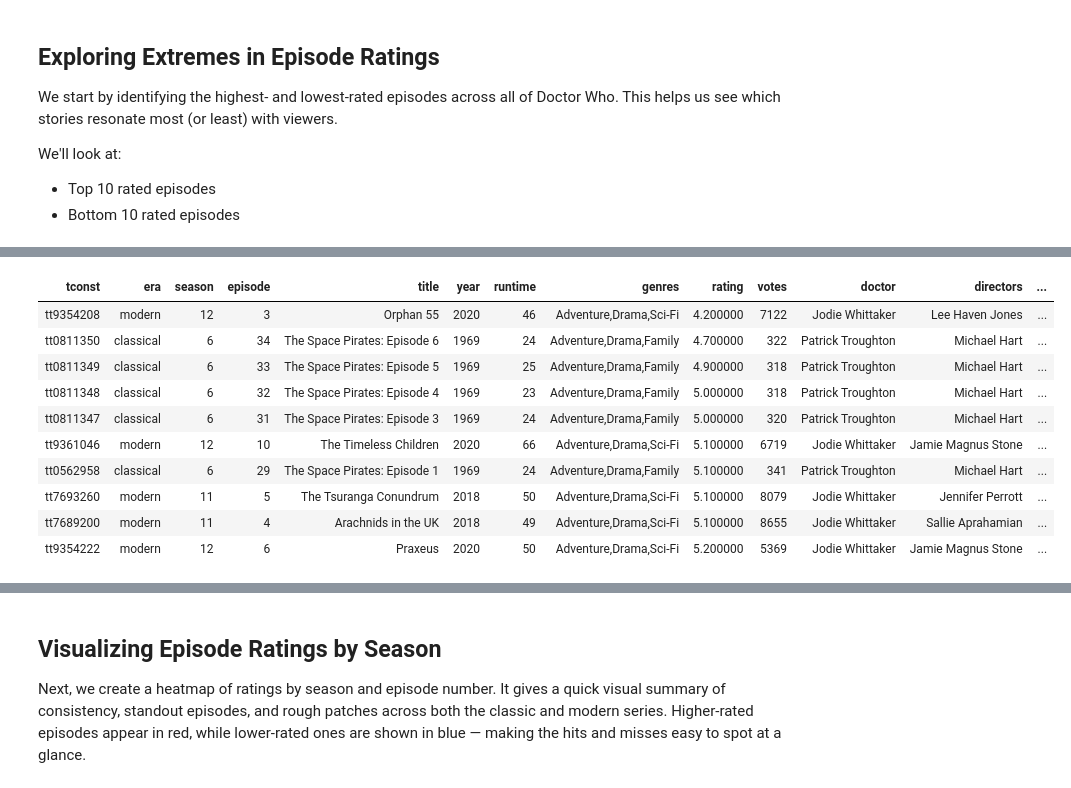
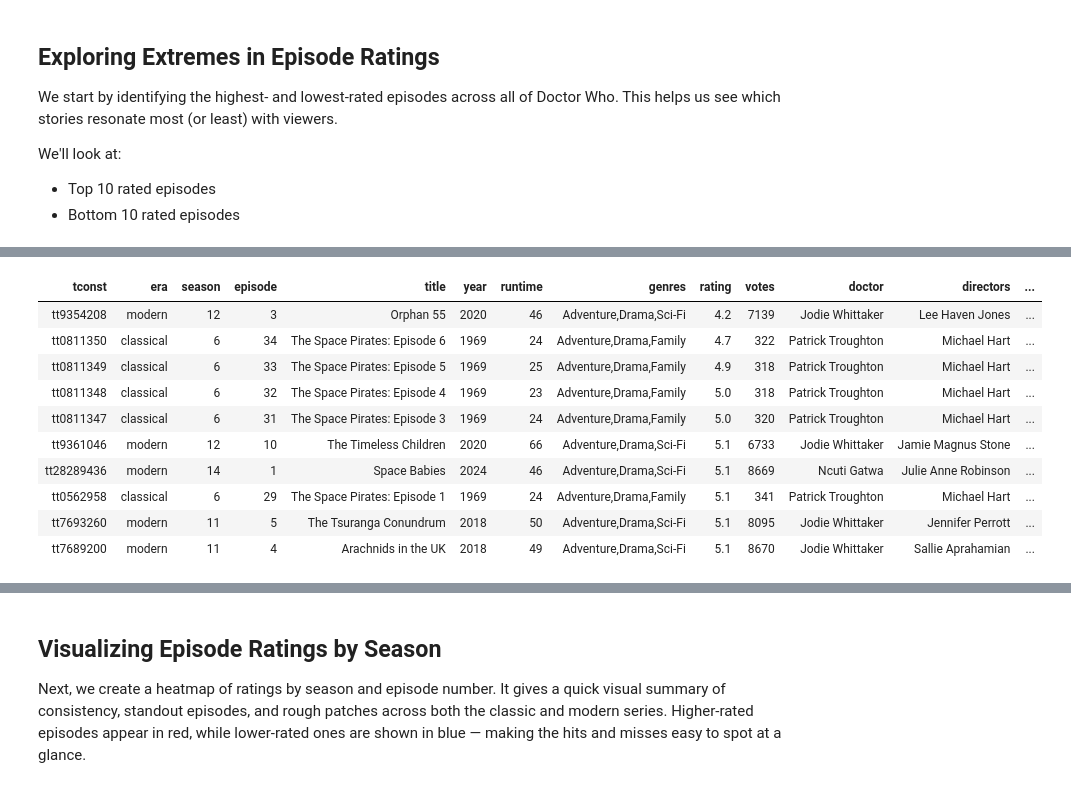
Before and after one commit to Mark-Bugden/doctor-who-imdb-analysis, a Jupyter notebook: doctor-who-imdb-analysis.ipynb, the cells around one changed output, grey strips where cells are left out. Drawn from its saved outputs; the diff is of its cells as text; code cells hidden in the pictures.

```diff
--- a/doctor-who-imdb-analysis.ipynb
+++ b/doctor-who-imdb-analysis.ipynb
@@ -93,7 +97,7 @@ t_episode = pd.read_csv(
 )
 
 # Get episodes from the classic and modern series
-episodes = t_episode[t_episode['parentTconst'].isin([classic_parentTcode, modern_parentTcode])]
+episodes = t_episode[t_episode['parentTconst'].isin([classic_parentTcode, modern_parentTcode, gatwa_parentTcode])]
 # %%
 # For simplicity, we will also drop any episodes which don't have a seasonNumber, or have an episodeNumber which is less than 1.
 # This will get rid of Christmas specials and the like.
@@ -106,6 +110,7 @@ episodes = episodes[
 # Since this will be helpful later, let's collect all the tconst codes
 classical_tconst_codes = list(episodes[episodes["parentTconst"]==classic_parentTcode]["tconst"].unique())
 modern_tconst_codes = list(episodes[episodes["parentTconst"]==modern_parentTcode]["tconst"].unique())
+gatwa_tconst_codes = list(episodes[episodes["parentTconst"]==gatwa_parentTcode]["tconst"].unique())
 
 # It will also be useful to have a list of the doctors in the order in which they appeared
 doctor_order = list(doctor_to_actor_mapping.values())
@@ -149,7 +154,16 @@ Each Doctor Who episode features a particular incarnation of the Doctor, portray
 episode_details["seasonNumber"] = pd.to_numeric(episode_details["seasonNumber"], errors="coerce").astype("Int64")
 
 episode_details["doctor"] = episode_details.apply(
-    lambda row: (classic_season_to_doctor_mapping if row['parentTconst'] == classic_parentTcode else modern_season_to_doctor_mapping).get(row['seasonNumber'], None), axis=1
+    lambda row: (
+        classic_season_to_doctor_mapping.get(row["seasonNumber"])
+        if row["parentTconst"] == classic_parentTcode else
+        modern_season_to_doctor_mapping.get(row["seasonNumber"])
+        if row["parentTconst"] == modern_parentTcode else
+        gatwa_season_to_doctor_mapping.get(row["seasonNumber"])
+        if row["parentTconst"] == gatwa_parentTcode else
+        None
+    ),
+    axis=1
 )
 # %% [markdown]
 ## Merging the Crew
@@ -201,7 +215,7 @@ With everything merged, we clean up the dataset: we drop unnecessary columns, se
 episode_details = episode_details.drop(["isAdult", "endYear", "originalTitle", "titleType"], axis=1)
 
 # Change parentTconst to refer to "classical" or "modern"
-episode_details["parentTconst"] = episode_details["parentTconst"].replace({"tt0056751": "classical", "tt0436992": "modern"})
+episode_details["parentTconst"] = episode_details["parentTconst"].replace({"tt0056751": "classical", "tt0436992": "modern", "tt31433814": "modern"})
 
 
 # Rename confusing columns
@@ -234,6 +248,17 @@ for col in int_columns:
 
 episode_details["rating"] = pd.to_numeric(episode_details["rating"], errors="coerce")
 
+# Drop any columns with NA ratings (for example, if the episode is listed but there has not yet been released)
+episode_details = episode_details.dropna()
+
+# IMdB considers the Gatwa era to be a separate era, whereas we are considering it part of the modern era
+# To deal with this, we need to rename the season numbers for the Gatwa era
+mask = episode_details["tconst"].isin(gatwa_tconst_codes)
+episode_details.loc[mask, "season"] = (
+    episode_details.loc[mask, "season"].map(gatwa_season_to_modern_season_mapping)
+)
+
+
 # Print the number of episodes
 print(f"Total number of episodes in DataFrame: {len(episode_details)}")
 # %% [output]
@@ -275,16 +300,16 @@ best_eps.style.hide(axis="index")
 # %%
 # Which are the worst-rated episodes?
 worst_eps = episode_details.sort_values(by="rating").iloc[0:10]
-worst_eps.style.hide(axis="index")
+worst_eps.style.hide(axis="index").format(precision=1)
 # %% [output]
 | tconst | era | season | episode | title | year | runtime | genres | rating | votes | doctor | directors | ... |
-| tt9354208 | modern | 12 | 3 | Orphan 55 | 2020 | 46 | Adventure,Drama,Sci-Fi | 4.200000 | 7122 | Jodie Whittaker | Lee Haven Jones | ... |
-| tt0811350 | classical | 6 | 34 | The Space Pirates: Episode 6 | 1969 | 24 | Adventure,Drama,Family | 4.700000 | 322 | Patrick Troughton | Michael Hart | ... |
-| tt0811349 | classical | 6 | 33 | The Space Pirates: Episode 5 | 1969 | 25 | Adventure,Drama,Family | 4.900000 | 318 | Patrick Troughton | Michael Hart | ... |
-| tt0811348 | classical | 6 | 32 | The Space Pirates: Episode 4 | 1969 | 23 | Adventure,Drama,Family | 5.000000 | 318 | Patrick Troughton | Michael Hart | ... |
-| tt0811347 | classical | 6 | 31 | The Space Pirates: Episode 3 | 1969 | 24 | Adventure,Drama,Family | 5.000000 | 320 | Patrick Troughton | Michael Hart | ... |
-| tt9361046 | modern | 12 | 10 | The Timeless Children | 2020 | 66 | Adventure,Drama,Sci-Fi | 5.100000 | 6719 | Jodie Whittaker | Jamie Magnus Stone | ... |
-| tt0562958 | classical | 6 | 29 | The Space Pirates: Episode 1 | 1969 | 24 | Adventure,Drama,Family | 5.100000 | 341 | Patrick Troughton | Michael Hart | ... |
-| tt7693260 | modern | 11 | 5 | The Tsuranga Conundrum | 2018 | 50 | Adventure,Drama,Sci-Fi | 5.100000 | 8079 | Jodie Whittaker | Jennifer Perrott | ... |
-| tt7689200 | modern | 11 | 4 | Arachnids in the UK | 2018 | 49 | Adventure,Drama,Sci-Fi | 5.100000 | 8655 | Jodie Whittaker | Sallie Aprahamian | ... |
-| tt9354222 | modern | 12 | 6 | Praxeus | 2020 | 50 | Adventure,Drama,Sci-Fi | 5.200000 | 5369 | Jodie Whittaker | Jamie Magnus Stone | ... |
+| tt9354208 | modern | 12 | 3 | Orphan 55 | 2020 | 46 | Adventure,Drama,Sci-Fi | 4.2 | 7139 | Jodie Whittaker | Lee Haven Jones | ... |
+| tt0811350 | classical | 6 | 34 | The Space Pirates: Episode 6 | 1969 | 24 | Adventure,Drama,Family | 4.7 | 322 | Patrick Troughton | Michael Hart | ... |
+| tt0811349 | classical | 6 | 33 | The Space Pirates: Episode 5 | 1969 | 25 | Adventure,Drama,Family | 4.9 | 318 | Patrick Troughton | Michael Hart | ... |
+| tt0811348 | classical | 6 | 32 | The Space Pirates: Episode 4 | 1969 | 23 | Adventure,Drama,Family | 5.0 | 318 | Patrick Troughton | Michael Hart | ... |
+| tt0811347 | classical | 6 | 31 | The Space Pirates: Episode 3 | 1969 | 24 | Adventure,Drama,Family | 5.0 | 320 | Patrick Troughton | Michael Hart | ... |
+| tt9361046 | modern | 12 | 10 | The Timeless Children | 2020 | 66 | Adventure,Drama,Sci-Fi | 5.1 | 6733 | Jodie Whittaker | Jamie Magnus Stone | ... |
+| tt28289436 | modern | 14 | 1 | Space Babies | 2024 | 46 | Adventure,Drama,Sci-Fi | 5.1 | 8669 | Ncuti Gatwa | Julie Anne Robinson | ... |
+| tt0562958 | classical | 6 | 29 | The Space Pirates: Episode 1 | 1969 | 24 | Adventure,Drama,Family | 5.1 | 341 | Patrick Troughton | Michael Hart | ... |
+| tt7693260 | modern | 11 | 5 | The Tsuranga Conundrum | 2018 | 50 | Adventure,Drama,Sci-Fi | 5.1 | 8095 | Jodie Whittaker | Jennifer Perrott | ... |
+| tt7689200 | modern | 11 | 4 | Arachnids in the UK | 2018 | 49 | Adventure,Drama,Sci-Fi | 5.1 | 8670 | Jodie Whittaker | Sallie Aprahamian | ... |
```
Also changed, not shown: parts of 15 cells of this notebook, 1 other file.
